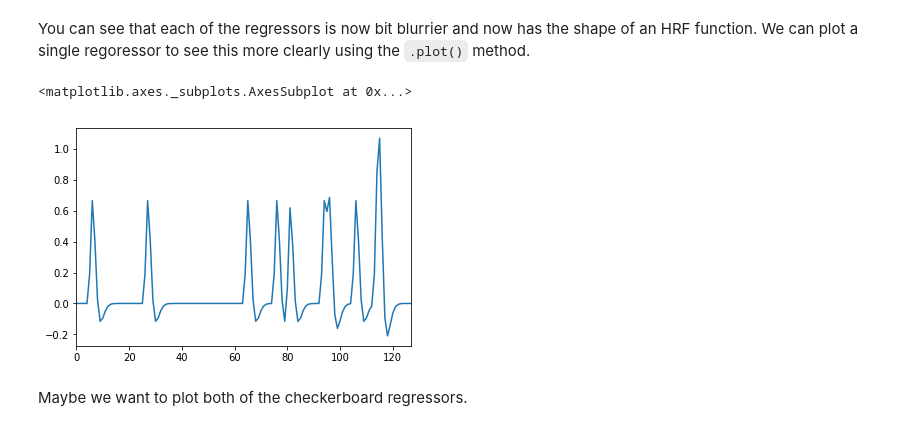
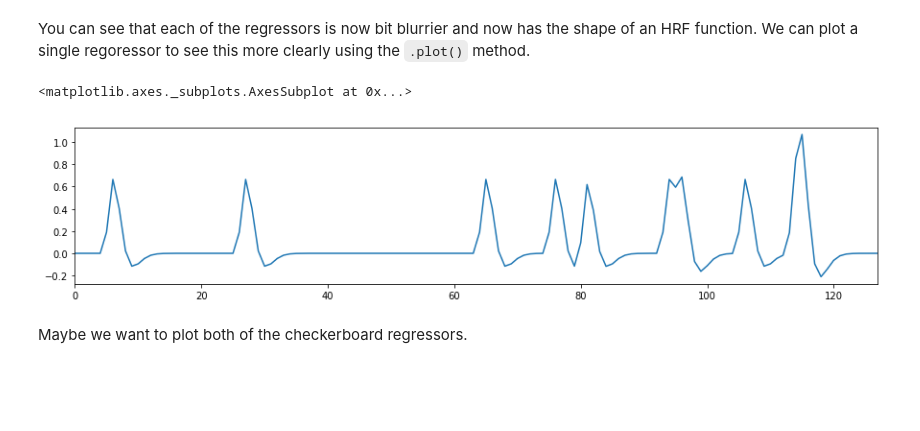
Before and after one commit to ljchang/dartbrains, a Jupyter notebook: content/features/notebooks/10_GLM_Single_Subject_Model.ipynb, the cells around one changed output. Saved outputs shown, nothing was run; the diff lists cells and outputs as text; code cells hidden in the pictures; blank space fills up the shorter version.

```diff
--- a/content/features/notebooks/10_GLM_Single_Subject_Model.ipynb
+++ b/content/features/notebooks/10_GLM_Single_Subject_Model.ipynb
@@ -187,10 +89,11 @@ dm_conv.heatmap()
 [figure]
 # %% [markdown]
 You can see that each of the regressors is now  bit blurrier and now has the shape of an HRF function. We can plot a single regoressor to see this more clearly using the `.plot()` method.
-# %%
-dm_conv['horizontal_checkerboard_c0'].plot()
-# %% [output]
-<matplotlib.axes._subplots.AxesSubplot at 0x...>
-[figure, removed]
+# %%
+f,a = plt.subplots(figsize=(15,3))
+dm_conv['horizontal_checkerboard_c0'].plot(ax=a)
+# %% [output]
+<matplotlib.axes._subplots.AxesSubplot at 0x...>
+[figure, added]
 # %% [markdown]
 Maybe we want to plot both of the checkerboard regressors.
```
Also changed, not shown: parts of 76 cells of this notebook, 24 other files.
